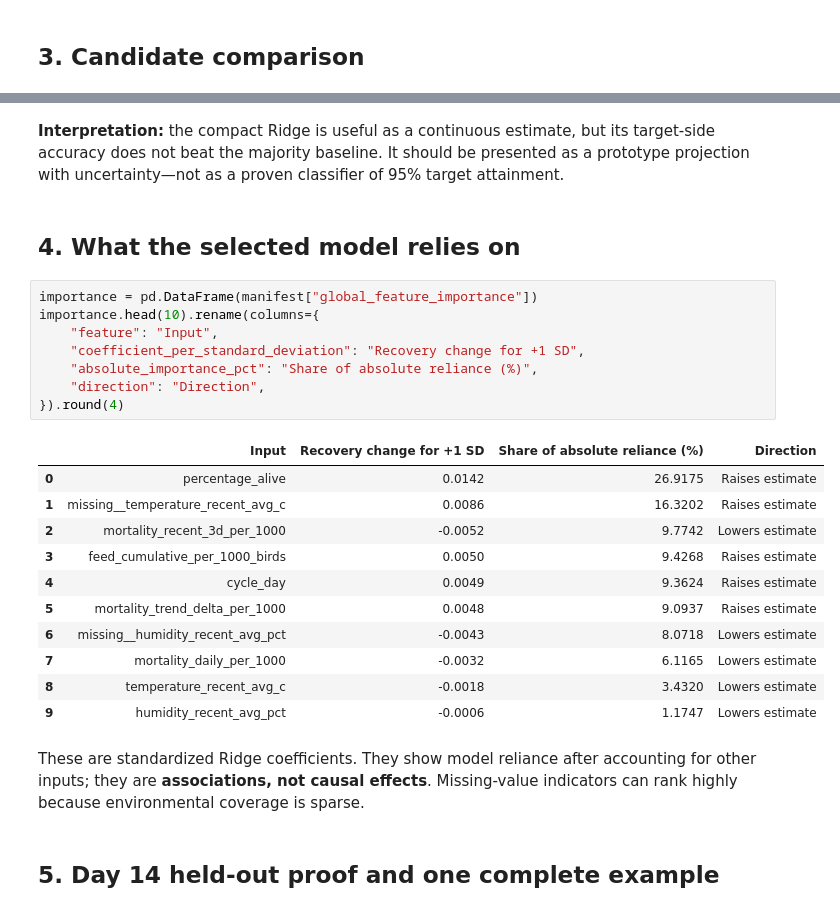
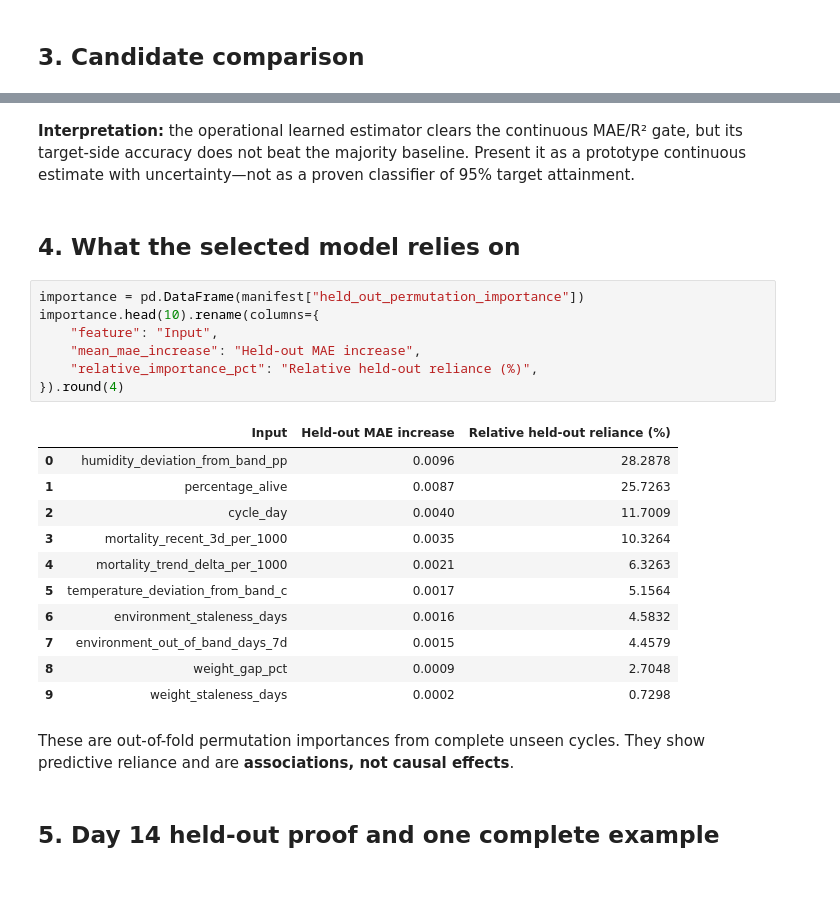
Before and after one commit to jourdandgo/Project_Canary_Capstone, a Jupyter notebook: notebooks/Project_Canary_Harvest_Recovery_Model.ipynb, the cells around one changed output, grey strips where cells are left out. Cells and saved outputs as stored; diff of their text form; blank space fills up the shorter version.

```diff
--- a/notebooks/Project_Canary_Harvest_Recovery_Model.ipynb
+++ b/notebooks/Project_Canary_Harvest_Recovery_Model.ipynb
@@ -151,30 +157,29 @@ Target-side accuracy: 84.4%
 Majority baseline accuracy: 84.4%
 # %% [markdown]
-**Interpretation:** the compact Ridge is useful as a continuous estimate, but its target-side accuracy does not beat the majority baseline. It should be presented as a prototype projection with uncertainty—not as a proven classifier of 95% target attainment.
+**Interpretation:** the operational learned estimator clears the continuous MAE/R² gate, but its target-side accuracy does not beat the majority baseline. Present it as a prototype continuous estimate with uncertainty—not as a proven classifier of 95% target attainment.
 # %% [markdown]
 ## 4. What the selected model relies on
 # %%
-importance = pd.DataFrame(manifest["global_feature_importance"])
+importance = pd.DataFrame(manifest["held_out_permutation_importance"])
 importance.head(10).rename(columns={
     "feature": "Input",
-    "coefficient_per_standard_deviation": "Recovery change for +1 SD",
-    "absolute_importance_pct": "Share of absolute reliance (%)",
-    "direction": "Direction",
+    "mean_mae_increase": "Held-out MAE increase",
+    "relative_importance_pct": "Relative held-out reliance (%)",
 }).round(4)
 # %% [output]
-|  | Input | Recovery change for +1 SD | Share of absolute reliance (%) | Direction |
-| 0 | percentage_alive | 0.0142 | 26.9175 | Raises estimate |
-| 1 | missing__temperature_recent_avg_c | 0.0086 | 16.3202 | Raises estimate |
-| 2 | mortality_recent_3d_per_1000 | -0.0052 | 9.7742 | Lowers estimate |
-| 3 | feed_cumulative_per_1000_birds | 0.0050 | 9.4268 | Raises estimate |
-| 4 | cycle_day | 0.0049 | 9.3624 | Raises estimate |
-| 5 | mortality_trend_delta_per_1000 | 0.0048 | 9.0937 | Raises estimate |
-| 6 | missing__humidity_recent_avg_pct | -0.0043 | 8.0718 | Lowers estimate |
-| 7 | mortality_daily_per_1000 | -0.0032 | 6.1165 | Lowers estimate |
-| 8 | temperature_recent_avg_c | -0.0018 | 3.4320 | Lowers estimate |
-| 9 | humidity_recent_avg_pct | -0.0006 | 1.1747 | Lowers estimate |
+|  | Input | Held-out MAE increase | Relative held-out reliance (%) |
+| 0 | humidity_deviation_from_band_pp | 0.0096 | 28.2878 |
+| 1 | percentage_alive | 0.0087 | 25.7263 |
+| 2 | cycle_day | 0.0040 | 11.7009 |
+| 3 | mortality_recent_3d_per_1000 | 0.0035 | 10.3264 |
+| 4 | mortality_trend_delta_per_1000 | 0.0021 | 6.3263 |
+| 5 | temperature_deviation_from_band_c | 0.0017 | 5.1564 |
+| 6 | environment_staleness_days | 0.0016 | 4.5832 |
+| 7 | environment_out_of_band_days_7d | 0.0015 | 4.4579 |
+| 8 | weight_gap_pct | 0.0009 | 2.7048 |
+| 9 | weight_staleness_days | 0.0002 | 0.7298 |
-# %% [markdown]
-These are standardized Ridge coefficients. They show model reliance after accounting for other inputs; they are **associations, not causal effects**. Missing-value indicators can rank highly because environmental coverage is sparse.
+# %% [markdown]
+These are out-of-fold permutation importances from complete unseen cycles. They show predictive reliance and are **associations, not causal effects**.
 # %% [markdown]
 ## 5. Day 14 held-out proof and one complete example
 # %%
```
Also changed, not shown: parts of 8 cells of this notebook, 51 other files.
